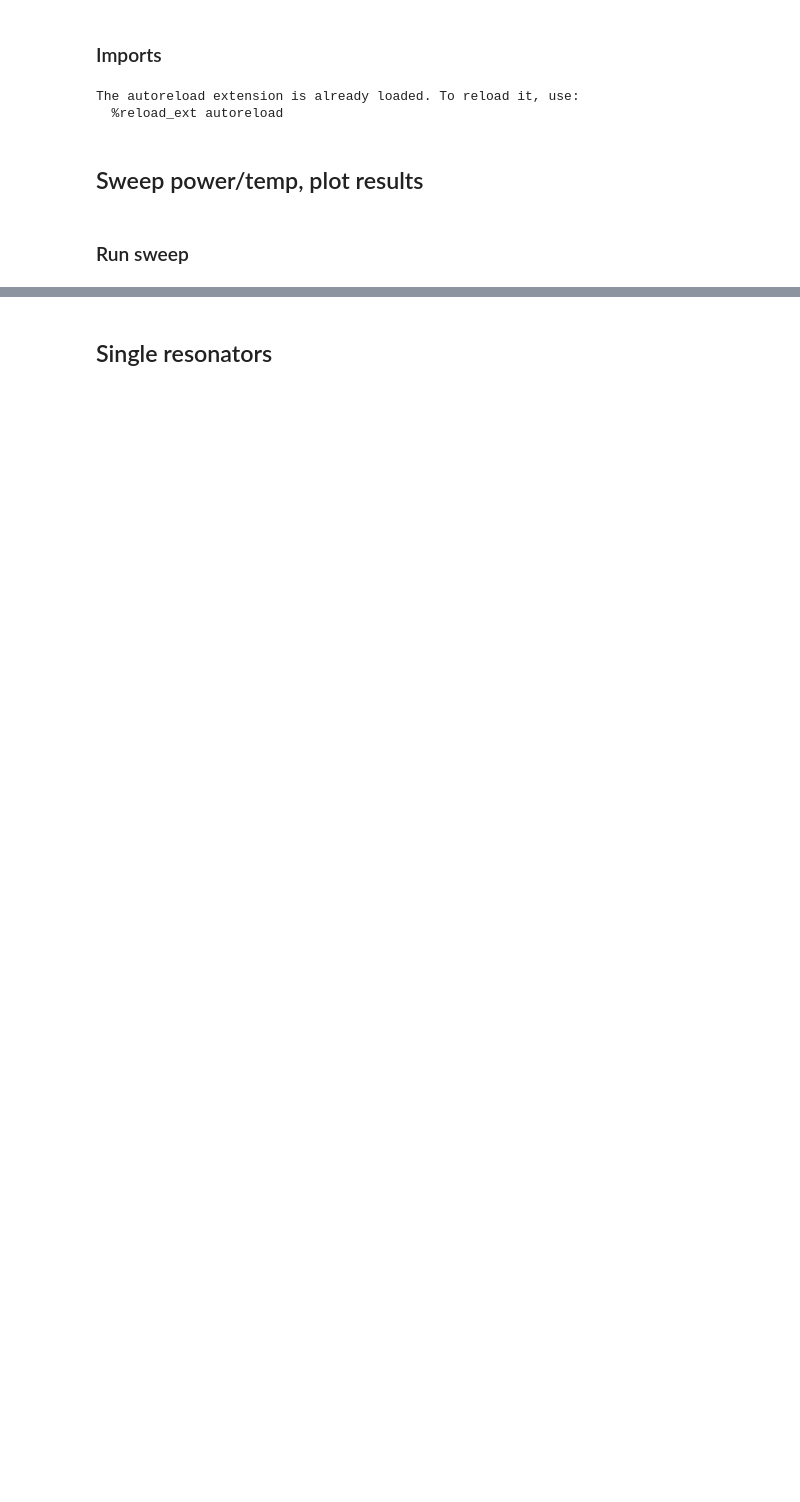
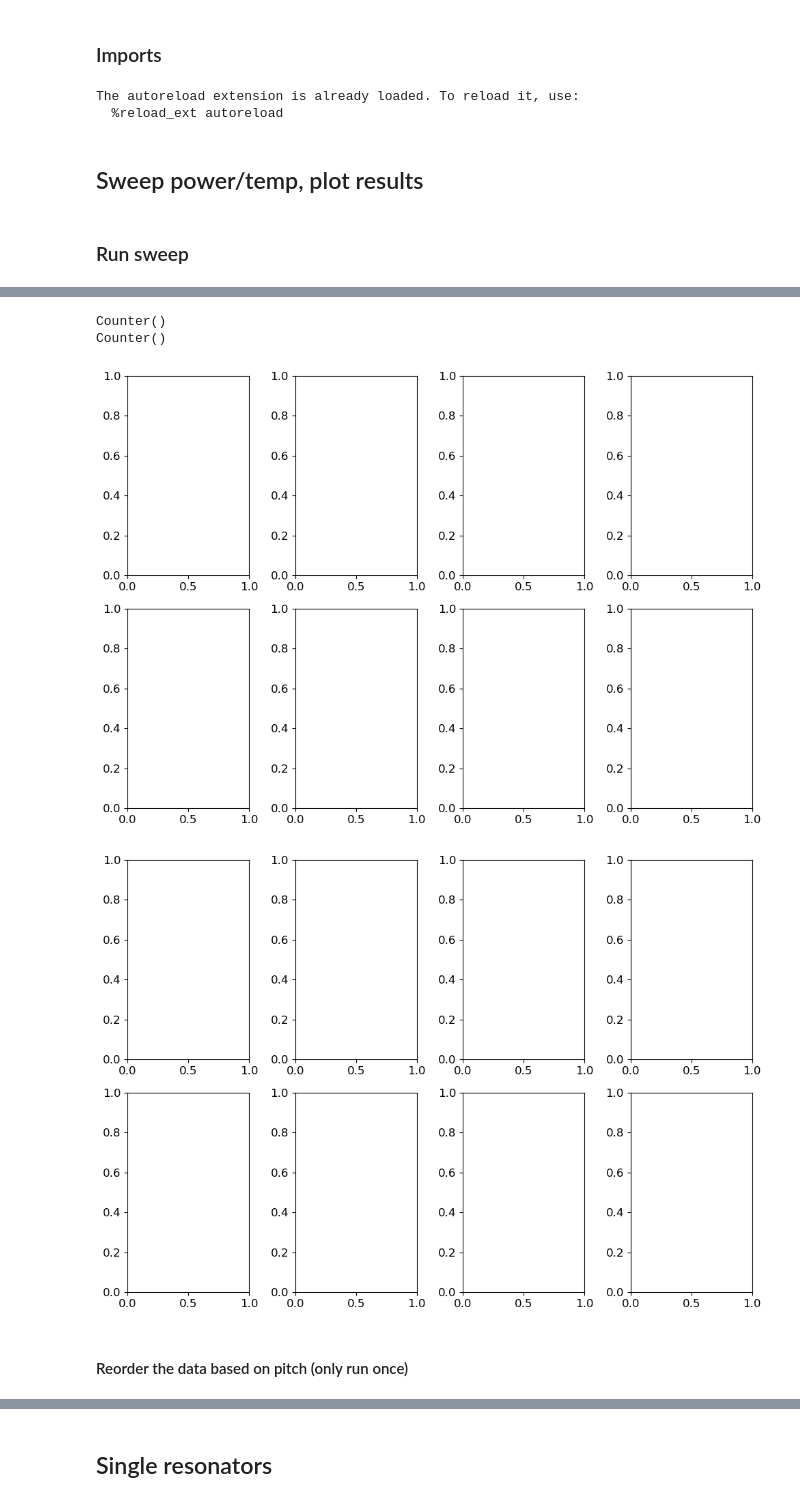
Before and after one commit to eesh-gupta/scresonators, a Jupyter notebook: fit_resonator/res_temp_sweep_ref.ipynb, the cells around one changed output, grey strips where cells are left out. Saved outputs shown, nothing was run; the diff lists cells and outputs as text; code cells hidden in the pictures; blank space fills up the shorter version.

Commit message:
add more automation to sweep fitting.

```diff
--- a/fit_resonator/res_temp_sweep_ref.ipynb
+++ b/fit_resonator/res_temp_sweep_ref.ipynb
@@ -357,25 +70,0 @@ res_params
-# %%
-freqs = np.array([np.nanmean(res_params[i]['freqs'])/1e9 for i in range(len(res_params))])
-qc = np.array([np.nanmedian(res_params[i]['qc']) for i in range(len(res_params))])
-qc_err = np.array([np.nanmedian(res_params[i]['qc_err']) for i in range(len(res_params))])
-params['qc'] = qc
-params['qc_err'] = qc_err
-params['freqs'] = freqs
-
-fig, ax = plt.subplots(1,3, figsize=(11,4))
-if use_pitch:
-    ax[0].errorbar(pitch, qc/1e6, yerr=qc_err/1e6, fmt='.', markersize=10)
-    ax[1].plot(pitch, freqs, '.', markersize=10)
-    ax[2].plot(pitch, freqs/target_freq, '.', markersize=10)
-    for a in ax:
-        a.set_xlabel('Gap width ($\mu$m)')
-else:
-    ax[i].set_xlabel('Frequency (GHz)')
-    ax[0].plot(freqs, qc/1e6, '.', markersize=10)
-
-ax[0].set_ylabel('$Q_c \; (10^6)$')
-ax[1].set_ylabel('Frequency (GHz)')
-ax[2].set_ylabel('Frequency/Designed Freq')
-fig.tight_layout()
-
-fig.savefig(base_pth +res_name+  '_params.png', dpi=300)
@@ -383,0 +71,18 @@ fig.savefig(base_pth +res_name+  '_params.png', dpi=300)
+# %%
+if sample=='no hf':
+    pth = '../../../../JJ_fab/Coherence Sample/Resonators Measurement/240725/data/'
+    directories = ['power_sweep7']
+    res_params = ana_res.analyze_sweep_double(directories, pth)
+elif sample == 'hf':
+    pth = '../../../../JJ_fab/Coherence Sample/Resonators Measurement/240719/data/'
+    directories = ['sample1_power_sweep_2']
+
+    res_param = ana_res.analyze_sweep(directories, pth)
+elif sample=='hf2':
+    pth = '../../../../JJ_fab/Coherence Sample/Resonators Measurement/240729/data/'
+    directories = ['power_sweep2']
+    res_params = ana_res.analyze_sweep_double(directories, pth)
+else:
+    pth = '../../../../JJ_fab/Coherence Sample/Resonators Measurement/240729/data/'
+    directories = ['power_sweep5']
+    res_params = ana_res.analyze_sweep_triple(directories, pth, name=params['res_name'], plot=True)
@@ -383,0 +145,9 @@ fig.savefig(base_pth +res_name+  '_params.png', dpi=300)
+# %%
+ana_res.plot_all(directories, pth, max_power=-25, norm=False)
+# %% [output]
+Counter()
+Counter()
+[figure, added]
+[figure, added]
+# %% [markdown]
+#### Reorder the data based on pitch (only run once)
```
Also changed, not shown: parts of 35 cells of this notebook, 2 other files.
